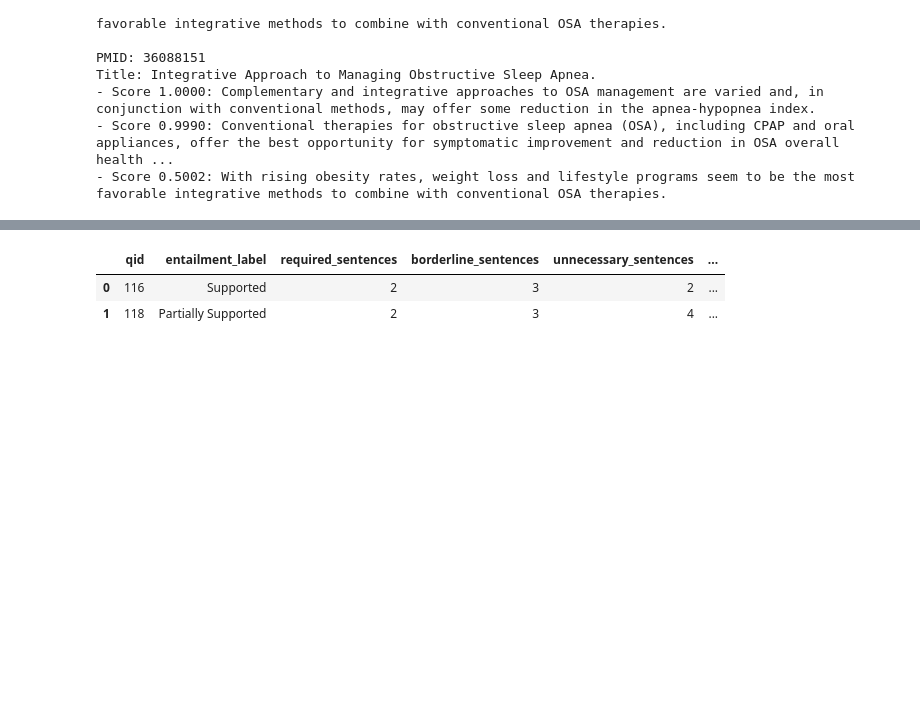
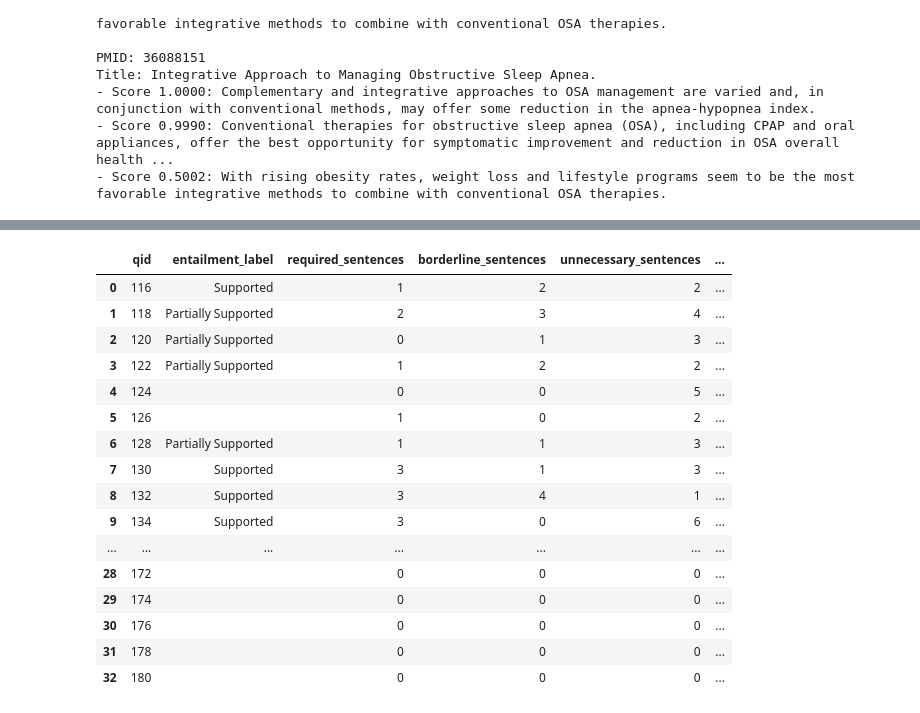
Before and after one commit to alexandreffs/nlpProject, a Jupyter notebook: project_phase2.ipynb, the cells around one changed output, grey strips where cells are left out. Cells and saved outputs as stored; diff of their text form; code cells hidden in the pictures; blank space fills up the shorter version.

```diff
--- a/project_phase2.ipynb
+++ b/project_phase2.ipynb
@@ -695,30 +692,44 @@ ConnectionError: HTTPSConnectionPool(host='api.iaedu.pt', port=443): Read timed
 # %%
 # ============================================================
 # Summary tables for report
 # ============================================================
 import pandas as pd
 
 rows = []
 
 for qid, item in phase2_judge_results.items():
     labels = [x["judge_label"] for x in item["sentence_judgments"]]
 
     rows.append({
         "qid": qid,
         "entailment_label": item["entailment_label"],
         "required_sentences": labels.count("Required"),
         "borderline_sentences": labels.count("Borderline"),
         "unnecessary_sentences": labels.count("Unnecessary"),
         "inappropriate_sentences": labels.count("Inappropriate"),
         "total_reference_sentences": len(labels)
     })
 
 phase2_summary_df = pd.DataFrame(rows)
-phase2_summary_df.head()
+phase2_summary_df
 # %% [output]
 |  | qid | entailment_label | required_sentences | borderline_sentences | unnecessary_sentences | ... |
-| 0 | 116 | Supported | 2 | 3 | 2 | ... |
+| 0 | 116 | Supported | 1 | 2 | 2 | ... |
 | 1 | 118 | Partially Supported | 2 | 3 | 4 | ... |
+| 2 | 120 | Partially Supported | 0 | 1 | 3 | ... |
+| 3 | 122 | Partially Supported | 1 | 2 | 2 | ... |
+| 4 | 124 |  | 0 | 0 | 5 | ... |
+| 5 | 126 |  | 1 | 0 | 2 | ... |
+| 6 | 128 | Partially Supported | 1 | 1 | 3 | ... |
+| 7 | 130 | Supported | 3 | 1 | 3 | ... |
+| 8 | 132 | Supported | 3 | 4 | 1 | ... |
+| 9 | 134 | Supported | 3 | 0 | 6 | ... |
+| ... | ... | ... | ... | ... | ... | ... |
+| 28 | 172 |  | 0 | 0 | 0 | ... |
+| 29 | 174 |  | 0 | 0 | 0 | ... |
+| 30 | 176 |  | 0 | 0 | 0 | ... |
+| 31 | 178 |  | 0 | 0 | 0 | ... |
+| 32 | 180 |  | 0 | 0 | 0 | ... |
 # %%
 # ============================================================
 # Aggregate judge statistics
```
Also changed, not shown: parts of 15 cells of this notebook, 9 other files.
